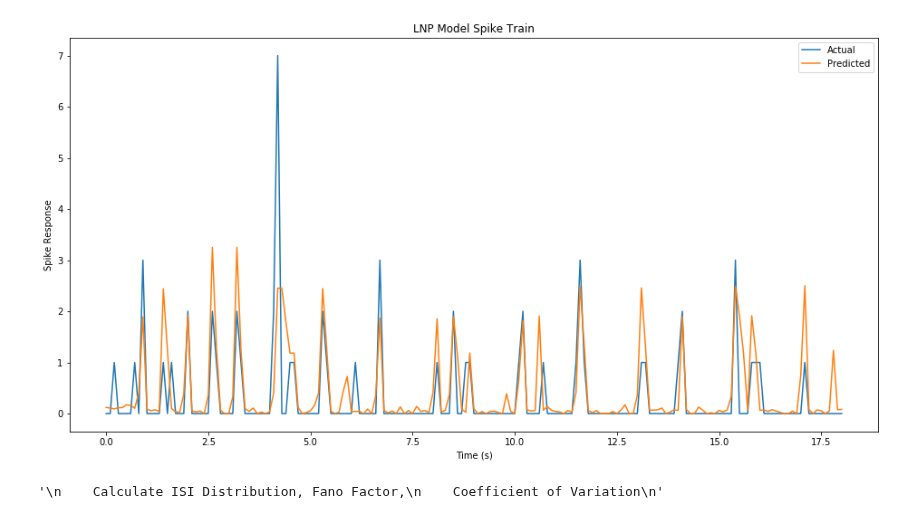
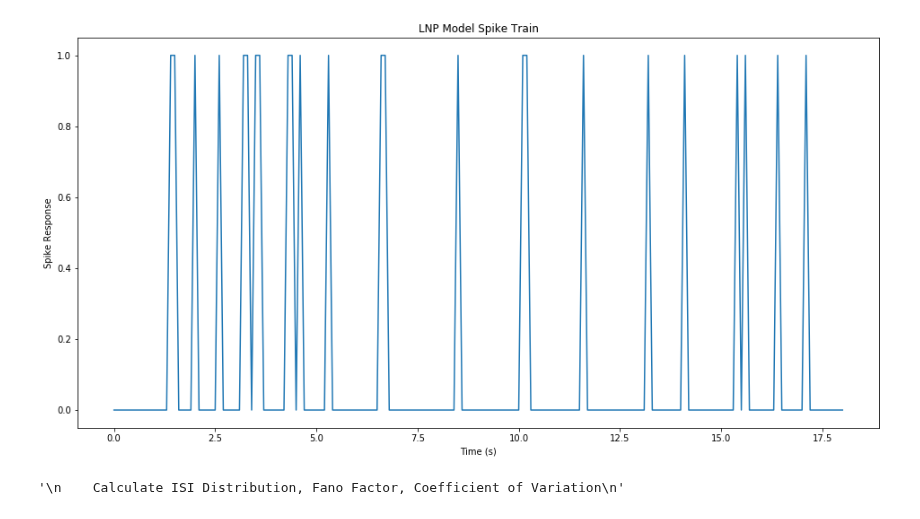
Before and after one commit to vanandrew/BME572, a Jupyter notebook: HW1/Problem4.ipynb, the cells around one changed output. Cells and saved outputs as stored; diff of their text form; code cells hidden in the pictures.

```diff
--- a/HW1/Problem4.ipynb
+++ b/HW1/Problem4.ipynb
@@ -146,41 +146,33 @@ LN_model = nonlin(np.matmul(S,W))
 # %%
 """
     Create a spike train using inhomogenous Poisson process
 """
 
 # Calculate lambda max
 lambda_max = np.max(LN_model)
 
-n = 1000
-LNP_spike_train = np.zeros((LN_model.shape[0],n))
-for i in range(n):
-    # Calculate lambda ratios
-    lambda_ratio = LN_model/lambda_max
+# Calculate lambda ratios
+lambda_ratio = LN_model/lambda_max
 
-    # Calculate uniform distribution
-    urand = np.random.rand(*LN_model.shape)
+# Calculate uniform distribution
+urand = np.random.rand(*LN_model.shape)
 
-    # Calculate Spike Train
-    LNP_spike_train[:,i] = urand < lambda_ratio
-
-LNP_model = np.mean(LNP_spike_train,axis=1)*lambda_max
+# Calculate Spike Train
+LNP_spike_train = urand < lambda_ratio
 
 plt.figure(figsize=(16,8))
-plt.plot(time, R_test, label='Actual')
-plt.plot(time, LNP_model, label='Predicted')
+plt.plot(time, LNP_spike_train)
 plt.title('LNP Model Spike Train')
 plt.xlabel('Time (s)')
 plt.ylabel('Spike Response')
-plt.legend()
 plt.show()
 # %% [output]
-[figure, old version]
+[figure, new version]
 # %%
 """
-    Calculate ISI Distribution, Fano Factor,
-    Coefficient of Variation
+    Calculate ISI Distribution, Fano Factor, Coefficient of Variation
 """
 
 # Fano Factor
 # %% [output]
-'\n    Calculate ISI Distribution, Fano Factor,\n    Coefficient of Variation\n'
+'\n    Calculate ISI Distribution, Fano Factor, Coefficient of Variation\n'
```
